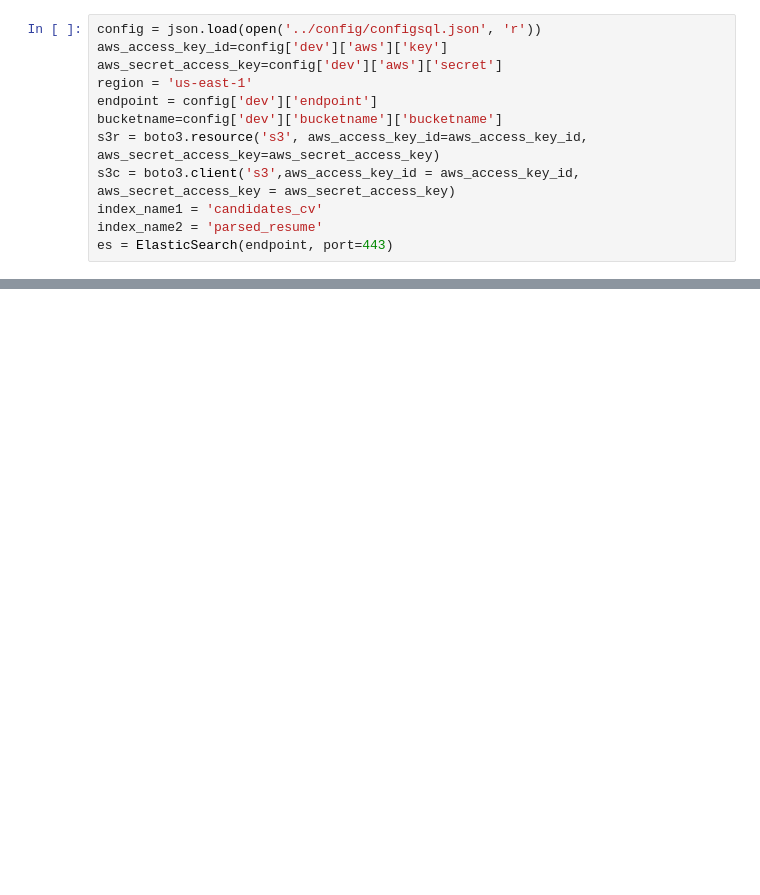
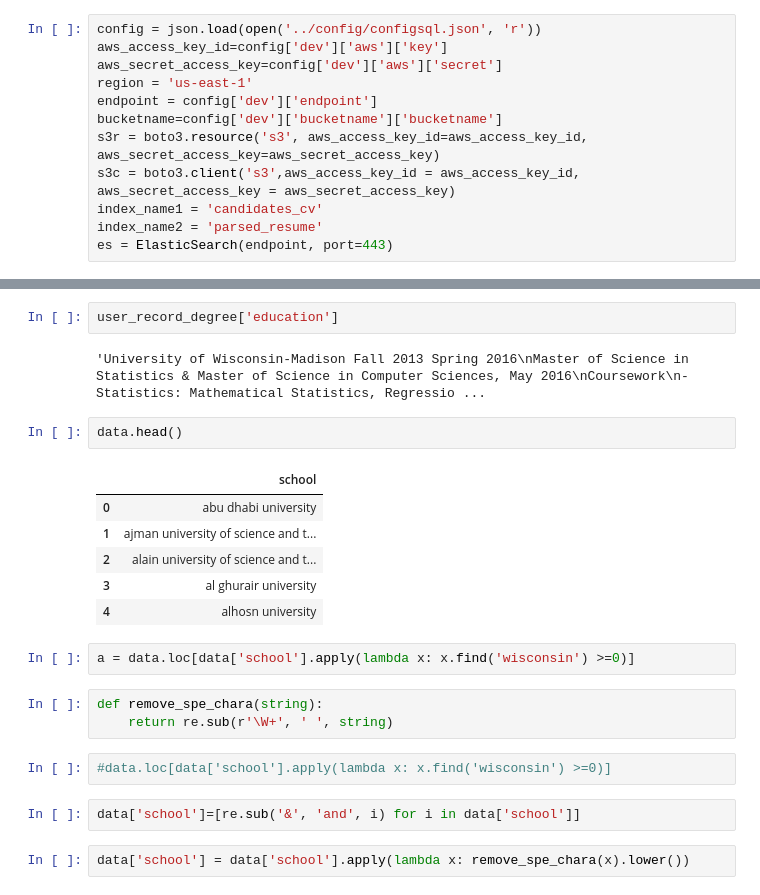
Before and after one commit to data-skeptic/dataskeptic.com, a Jupyter notebook: notebooks/resume_parser.ipynb, the cells around one changed output, grey strips where cells are left out. Drawn from its saved outputs; the diff is of its cells as text; blank space fills up the shorter version.

```diff
--- a/notebooks/resume_parser.ipynb
+++ b/notebooks/resume_parser.ipynb
@@ -249,0 +245,24 @@ user2['education'].find('University')
+# %%
+user_record_degree['education']
+# %% [output]
+'University of Wisconsin-Madison Fall 2013 Spring 2016\nMaster of Science in Statistics & Master of Science in Computer Sciences, May 2016\nCoursework\n- Statistics: Mathematical Statistics, Regressio ...
+# %%
+data.head()
+# %% [output]
+|  | school |
+| 0 | abu dhabi university |
+| 1 | ajman university of science and t... |
+| 2 | alain university of science and t... |
+| 3 | al ghurair university |
+| 4 | alhosn university |
+# %%
+a = data.loc[data['school'].apply(lambda x: x.find('wisconsin') >=0)]
+# %%
+def remove_spe_chara(string):
+    return re.sub(r'\W+', ' ', string)
+# %%
+#data.loc[data['school'].apply(lambda x: x.find('wisconsin') >=0)]
+# %%
+data['school']=[re.sub('&', 'and', i) for i in data['school']]
+# %%
+data['school'] = data['school'].apply(lambda x: remove_spe_chara(x).lower())
```
Also changed, not shown: parts of 51 cells of this notebook.
